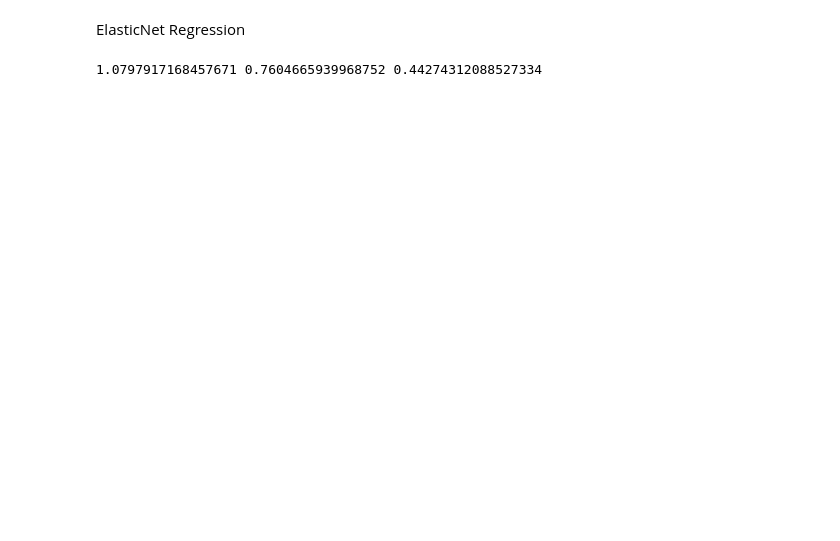
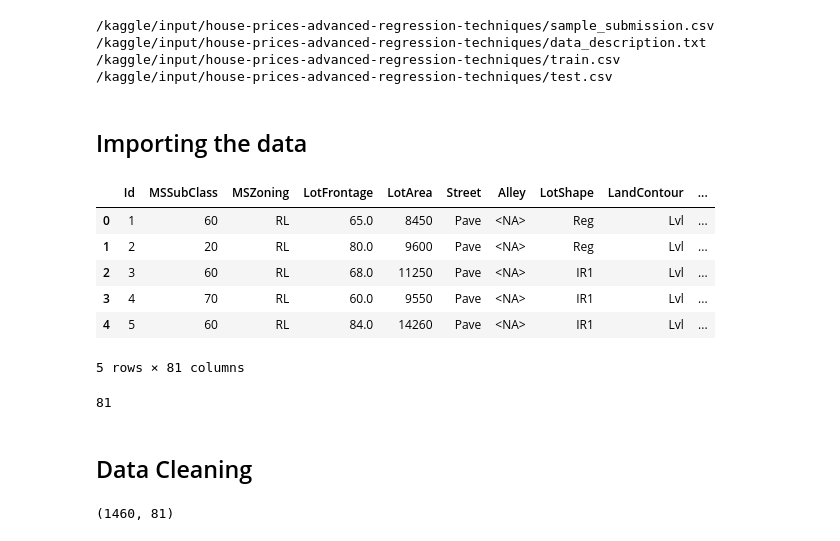
Before and after one commit to ayush396/DS-Assignment, a Jupyter notebook: ayush-notebook.ipynb, the cells around one changed output. Saved outputs shown, nothing was run; the diff lists cells and outputs as text; code cells hidden in the pictures; blank space fills up the shorter version.

Commit message:
Kaggle Notebook | ayush_notebook | Version 2

```diff
--- a/ayush-notebook.ipynb
+++ b/ayush-notebook.ipynb
@@ -258,16 +1,16 @@ print(MSE,MAE,R2)
-# %% [markdown]
-ElasticNet Regression
-# %%
-from cuml.linear_model import ElasticNet
-enet = ElasticNet(alpha = 0.3, l1_ratio=0.1)
-result_enet = enet.fit(X, Y)
-preds = result_enet.predict(X_test)
-from cuml.metrics import mean_squared_error
-from cuml.metrics import mean_absolute_error
-from cuml.metrics import r2_score
-MSE = mean_squared_error(Y_test,preds)
-MAE = mean_absolute_error(Y_test,preds)
-R2 = r2_score(Y_test,preds)
-print(MSE,MAE,R2)
-# %% [output]
-1.0797917168457671 0.7604665939968752 0.44274312088527334
+# %%
+# Input data files are available in the read-only "../input/" directory
+# For example, running this (by clicking run or pressing Shift+Enter) will list all files under the input directory
+
+import os
+for dirname, _, filenames in os.walk('/kaggle/input'):
+    for filename in filenames:
+        print(os.path.join(dirname, filename))
+
+# You can write up to 20GB to the current directory (/kaggle/working/) that gets preserved as output when you create a version using "Save & Run All"
+# You can also write temporary files to /kaggle/temp/, but they won't be saved outside of the current session
+# %% [output]
+/kaggle/input/house-prices-advanced-regression-techniques/sample_submission.csv
+/kaggle/input/house-prices-advanced-regression-techniques/data_description.txt
+/kaggle/input/house-prices-advanced-regression-techniques/train.csv
+/kaggle/input/house-prices-advanced-regression-techniques/test.csv
@@ -273,0 +22,24 @@ print(MSE,MAE,R2)
+# %% [markdown]
+## Importing the data
+# %%
+train_df = pd.read_csv('/kaggle/input/house-prices-advanced-regression-techniques/train.csv')
+test_df = pd.read_csv('/kaggle/input/house-prices-advanced-regression-techniques/test.csv')
+train_df.head(5)
+# %% [output]
+|  | Id | MSSubClass | MSZoning | LotFrontage | LotArea | Street | Alley | LotShape | LandContour | ... |
+| 0 | 1 | 60 | RL | 65.0 | 8450 | Pave | <NA> | Reg | Lvl | ... |
+| 1 | 2 | 20 | RL | 80.0 | 9600 | Pave | <NA> | Reg | Lvl | ... |
+| 2 | 3 | 60 | RL | 68.0 | 11250 | Pave | <NA> | IR1 | Lvl | ... |
+| 3 | 4 | 70 | RL | 60.0 | 9550 | Pave | <NA> | IR1 | Lvl | ... |
+| 4 | 5 | 60 | RL | 84.0 | 14260 | Pave | <NA> | IR1 | Lvl | ... |
+5 rows × 81 columns
+# %%
+len(train_df.columns)
+# %% [output]
+81
+# %% [markdown]
+## Data Cleaning
+# %%
+train_df.shape
+# %% [output]
+(1460, 81)
```
Also changed, not shown: parts of 75 cells of this notebook.
